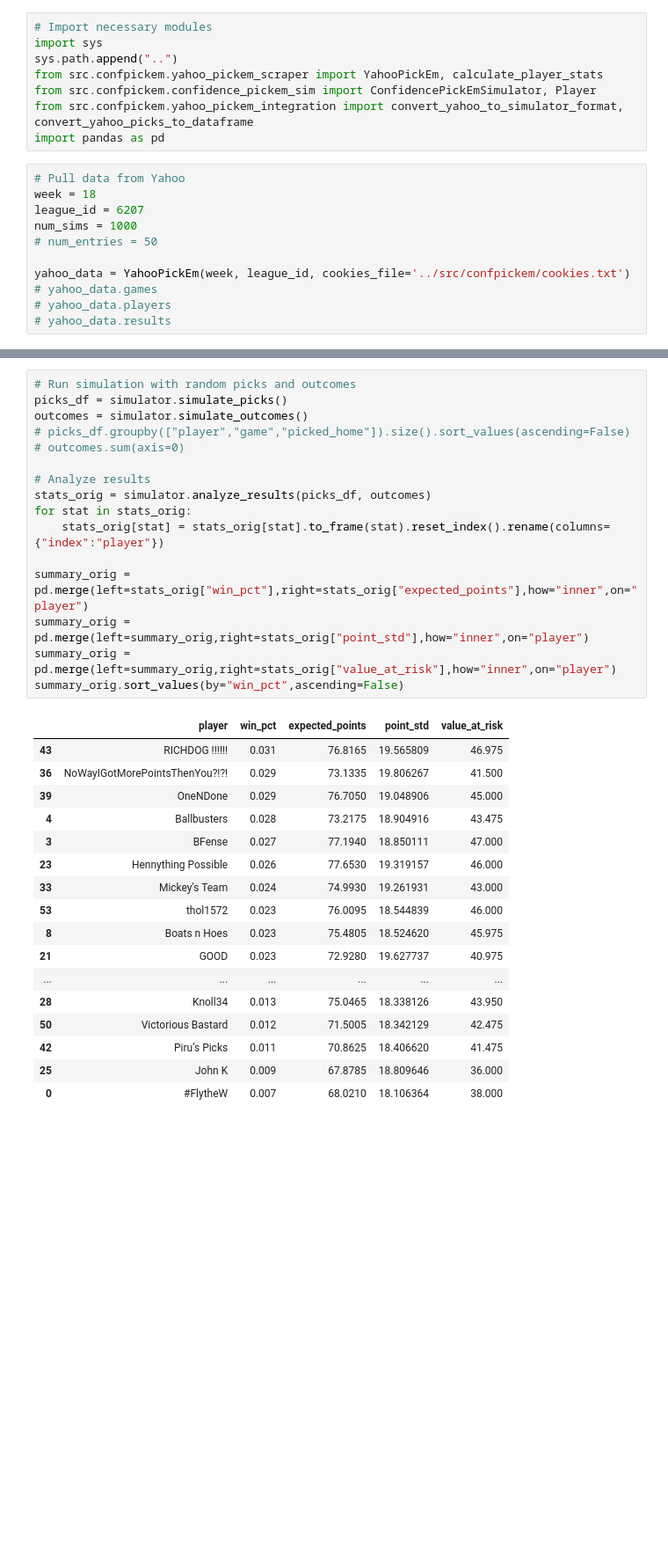
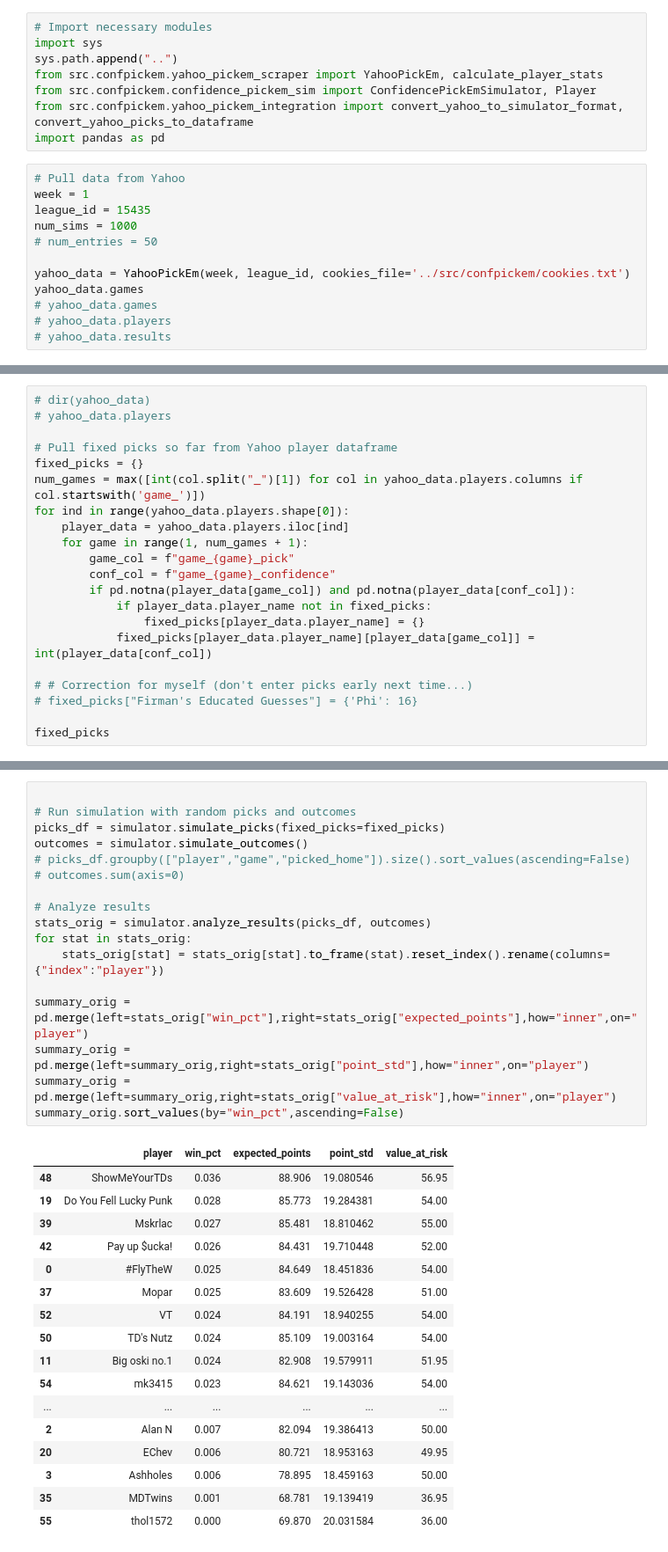
Before and after one commit to tefirman/confpickem, a Jupyter notebook: examples/yahoo_pickem_demo.ipynb, the cells around one changed output, grey strips where cells are left out. Shown: that part at 88% size. Drawn from its saved outputs; the diff is of its cells as text; blank space fills up the shorter version.

```diff
--- a/examples/yahoo_pickem_demo.ipynb
+++ b/examples/yahoo_pickem_demo.ipynb
@@ -8,12 +8,13 @@ from src.confpickem.yahoo_pickem_integration import convert_yahoo_to_simulator_f
 import pandas as pd
 # %%
 # Pull data from Yahoo
-week = 18
-league_id = 6207
+week = 1
+league_id = 15435
 num_sims = 1000
 # num_entries = 50
 
 yahoo_data = YahooPickEm(week, league_id, cookies_file='../src/confpickem/cookies.txt')
+yahoo_data.games
 # yahoo_data.games
 # yahoo_data.players
 # yahoo_data.results
@@ -58,0 +123,21 @@ simulator.players = player_stats
+# %%
+# dir(yahoo_data)
+# yahoo_data.players
+
+# Pull fixed picks so far from Yahoo player dataframe
+fixed_picks = {}
+num_games = max([int(col.split("_")[1]) for col in yahoo_data.players.columns if col.startswith('game_')])
+for ind in range(yahoo_data.players.shape[0]):
+    player_data = yahoo_data.players.iloc[ind]
+    for game in range(1, num_games + 1):
+        game_col = f"game_{game}_pick"
+        conf_col = f"game_{game}_confidence"
+        if pd.notna(player_data[game_col]) and pd.notna(player_data[conf_col]):
+            if player_data.player_name not in fixed_picks:
+                fixed_picks[player_data.player_name] = {}
+            fixed_picks[player_data.player_name][player_data[game_col]] = int(player_data[conf_col])
+
+# # Correction for myself (don't enter picks early next time...)
+# fixed_picks["Firman's Educated Guesses"] = {'Phi': 16}
+
+fixed_picks
@@ -59,36 +162,37 @@ simulator.players = player_stats
 # %%
+
 # Run simulation with random picks and outcomes
-picks_df = simulator.simulate_picks()
+picks_df = simulator.simulate_picks(fixed_picks=fixed_picks)
 outcomes = simulator.simulate_outcomes()
 # picks_df.groupby(["player","game","picked_home"]).size().sort_values(ascending=False)
 # outcomes.sum(axis=0)
 
 # Analyze results
 stats_orig = simulator.analyze_results(picks_df, outcomes)
 for stat in stats_orig:
     stats_orig[stat] = stats_orig[stat].to_frame(stat).reset_index().rename(columns={"index":"player"})
 
 summary_orig = pd.merge(left=stats_orig["win_pct"],right=stats_orig["expected_points"],how="inner",on="player")
 summary_orig = pd.merge(left=summary_orig,right=stats_orig["point_std"],how="inner",on="player")
 summary_orig = pd.merge(left=summary_orig,right=stats_orig["value_at_risk"],how="inner",on="player")
 summary_orig.sort_values(by="win_pct",ascending=False)
 # %% [output]
 |  | player | win_pct | expected_points | point_std | value_at_risk |
-| 43 | RICHDOG !!!!!! | 0.031 | 76.8165 | 19.565809 | 46.975 |
-| 36 | NoWayIGotMorePointsThenYou?!?! | 0.029 | 73.1335 | 19.806267 | 41.500 |
-| 39 | OneNDone | 0.029 | 76.7050 | 19.048906 | 45.000 |
-| 4 | Ballbusters | 0.028 | 73.2175 | 18.904916 | 43.475 |
-| 3 | BFense | 0.027 | 77.1940 | 18.850111 | 47.000 |
-| 23 | Hennything Possible | 0.026 | 77.6530 | 19.319157 | 46.000 |
-| 33 | Mickey's Team | 0.024 | 74.9930 | 19.261931 | 43.000 |
-| 53 | thol1572 | 0.023 | 76.0095 | 18.544839 | 46.000 |
-| 8 | Boats n Hoes | 0.023 | 75.4805 | 18.524620 | 45.975 |
-| 21 | GOOD | 0.023 | 72.9280 | 19.627737 | 40.975 |
+| 48 | ShowMeYourTDs | 0.036 | 88.906 | 19.080546 | 56.95 |
+| 19 | Do You Fell Lucky Punk | 0.028 | 85.773 | 19.284381 | 54.00 |
+| 39 | Mskrlac | 0.027 | 85.481 | 18.810462 | 55.00 |
+| 42 | Pay up $ucka! | 0.026 | 84.431 | 19.710448 | 52.00 |
+| 0 | #FlyTheW | 0.025 | 84.649 | 18.451836 | 54.00 |
+| 37 | Mopar | 0.025 | 83.609 | 19.526428 | 51.00 |
+| 52 | VT | 0.024 | 84.191 | 18.940255 | 54.00 |
+| 50 | TD's Nutz | 0.024 | 85.109 | 19.003164 | 54.00 |
+| 11 | Big oski no.1 | 0.024 | 82.908 | 19.579911 | 51.95 |
+| 54 | mk3415 | 0.023 | 84.621 | 19.143036 | 54.00 |
 | ... | ... | ... | ... | ... | ... |
-| 28 | Knoll34 | 0.013 | 75.0465 | 18.338126 | 43.950 |
-| 50 | Victorious Bastard | 0.012 | 71.5005 | 18.342129 | 42.475 |
-| 42 | Piru’s Picks | 0.011 | 70.8625 | 18.406620 | 41.475 |
-| 25 | John K | 0.009 | 67.8785 | 18.809646 | 36.000 |
-| 0 | #FlytheW | 0.007 | 68.0210 | 18.106364 | 38.000 |
+| 2 | Alan N | 0.007 | 82.094 | 19.386413 | 50.00 |
+| 20 | EChev | 0.006 | 80.721 | 18.953163 | 49.95 |
+| 3 | Ashholes | 0.006 | 78.895 | 18.459163 | 50.00 |
+| 35 | MDTwins | 0.001 | 68.781 | 19.139419 | 36.95 |
+| 55 | thol1572 | 0.000 | 69.870 | 20.031584 | 36.00 |
 # %%
 # Identify optimal picks for the week
```
Also changed, not shown: parts of 10 cells of this notebook.
